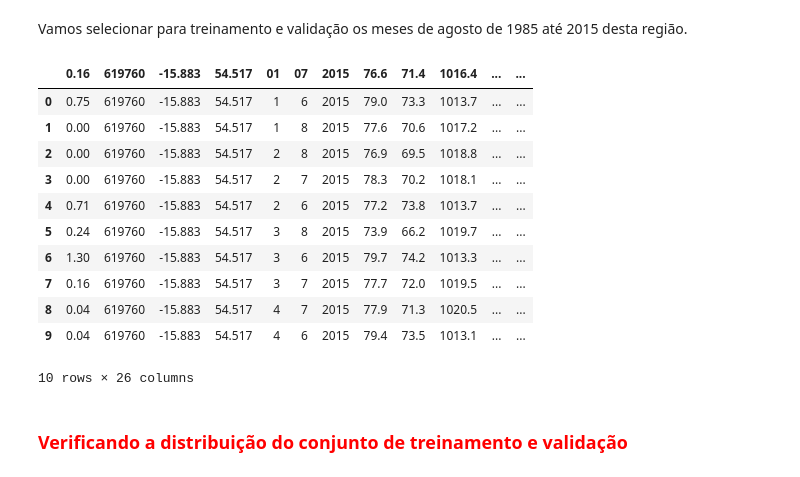
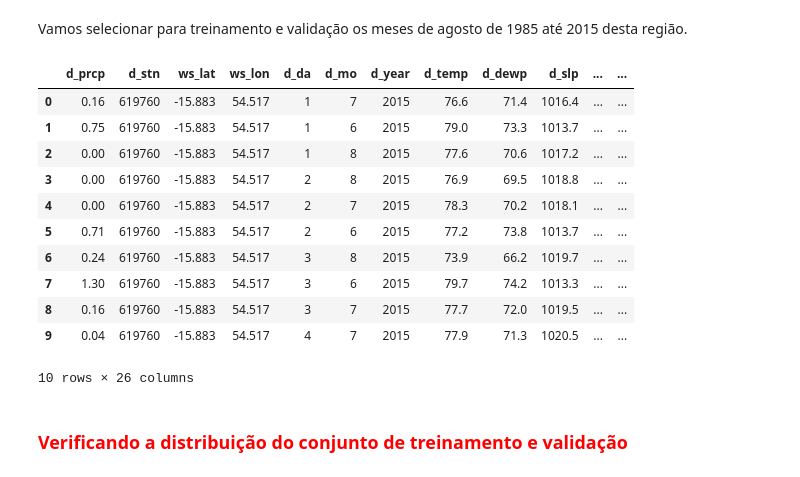
Before and after one commit to dedeco/bigclima-project, a Jupyter notebook: notebooks/prcp-extreme-local.ipynb, the cells around one changed output. Cells and saved outputs as stored; diff of their text form; code cells hidden in the pictures.

```diff
--- a/notebooks/prcp-extreme-local.ipynb
+++ b/notebooks/prcp-extreme-local.ipynb
@@ -31,19 +31,19 @@ import shutil
 <p>Vamos selecionar para treinamento e validação os meses de agosto de 1985 até 2015 desta região.</p>
 # %%
 df = pd.read_csv('../data/prcp-data-2015.csv')
-df[:10]
+df[:10
 # %% [output]
-|  | 0.16 | 619760 | -15.883 | 54.517 | 01 | 07 | 2015 | 76.6 | 71.4 | 1016.4 | ... | ... |
-| 0 | 0.75 | 619760 | -15.883 | 54.517 | 1 | 6 | 2015 | 79.0 | 73.3 | 1013.7 | ... | ... |
-| 1 | 0.00 | 619760 | -15.883 | 54.517 | 1 | 8 | 2015 | 77.6 | 70.6 | 1017.2 | ... | ... |
-| 2 | 0.00 | 619760 | -15.883 | 54.517 | 2 | 8 | 2015 | 76.9 | 69.5 | 1018.8 | ... | ... |
-| 3 | 0.00 | 619760 | -15.883 | 54.517 | 2 | 7 | 2015 | 78.3 | 70.2 | 1018.1 | ... | ... |
-| 4 | 0.71 | 619760 | -15.883 | 54.517 | 2 | 6 | 2015 | 77.2 | 73.8 | 1013.7 | ... | ... |
-| 5 | 0.24 | 619760 | -15.883 | 54.517 | 3 | 8 | 2015 | 73.9 | 66.2 | 1019.7 | ... | ... |
-| 6 | 1.30 | 619760 | -15.883 | 54.517 | 3 | 6 | 2015 | 79.7 | 74.2 | 1013.3 | ... | ... |
-| 7 | 0.16 | 619760 | -15.883 | 54.517 | 3 | 7 | 2015 | 77.7 | 72.0 | 1019.5 | ... | ... |
-| 8 | 0.04 | 619760 | -15.883 | 54.517 | 4 | 7 | 2015 | 77.9 | 71.3 | 1020.5 | ... | ... |
-| 9 | 0.04 | 619760 | -15.883 | 54.517 | 4 | 6 | 2015 | 79.4 | 73.5 | 1013.1 | ... | ... |
+|  | d_prcp | d_stn | ws_lat | ws_lon | d_da | d_mo | d_year | d_temp | d_dewp | d_slp | ... | ... |
+| 0 | 0.16 | 619760 | -15.883 | 54.517 | 1 | 7 | 2015 | 76.6 | 71.4 | 1016.4 | ... | ... |
+| 1 | 0.75 | 619760 | -15.883 | 54.517 | 1 | 6 | 2015 | 79.0 | 73.3 | 1013.7 | ... | ... |
+| 2 | 0.00 | 619760 | -15.883 | 54.517 | 1 | 8 | 2015 | 77.6 | 70.6 | 1017.2 | ... | ... |
+| 3 | 0.00 | 619760 | -15.883 | 54.517 | 2 | 8 | 2015 | 76.9 | 69.5 | 1018.8 | ... | ... |
+| 4 | 0.00 | 619760 | -15.883 | 54.517 | 2 | 7 | 2015 | 78.3 | 70.2 | 1018.1 | ... | ... |
+| 5 | 0.71 | 619760 | -15.883 | 54.517 | 2 | 6 | 2015 | 77.2 | 73.8 | 1013.7 | ... | ... |
+| 6 | 0.24 | 619760 | -15.883 | 54.517 | 3 | 8 | 2015 | 73.9 | 66.2 | 1019.7 | ... | ... |
+| 7 | 1.30 | 619760 | -15.883 | 54.517 | 3 | 6 | 2015 | 79.7 | 74.2 | 1013.3 | ... | ... |
+| 8 | 0.16 | 619760 | -15.883 | 54.517 | 3 | 7 | 2015 | 77.7 | 72.0 | 1019.5 | ... | ... |
+| 9 | 0.04 | 619760 | -15.883 | 54.517 | 4 | 7 | 2015 | 77.9 | 71.3 | 1020.5 | ... | ... |
 10 rows × 26 columns
 # %% [markdown]
 <h3 style="color:red;">Verificando a distribuição do conjunto de treinamento e validação</h3>
```
Also changed, not shown: parts of 27 cells of this notebook, 1 other file.
